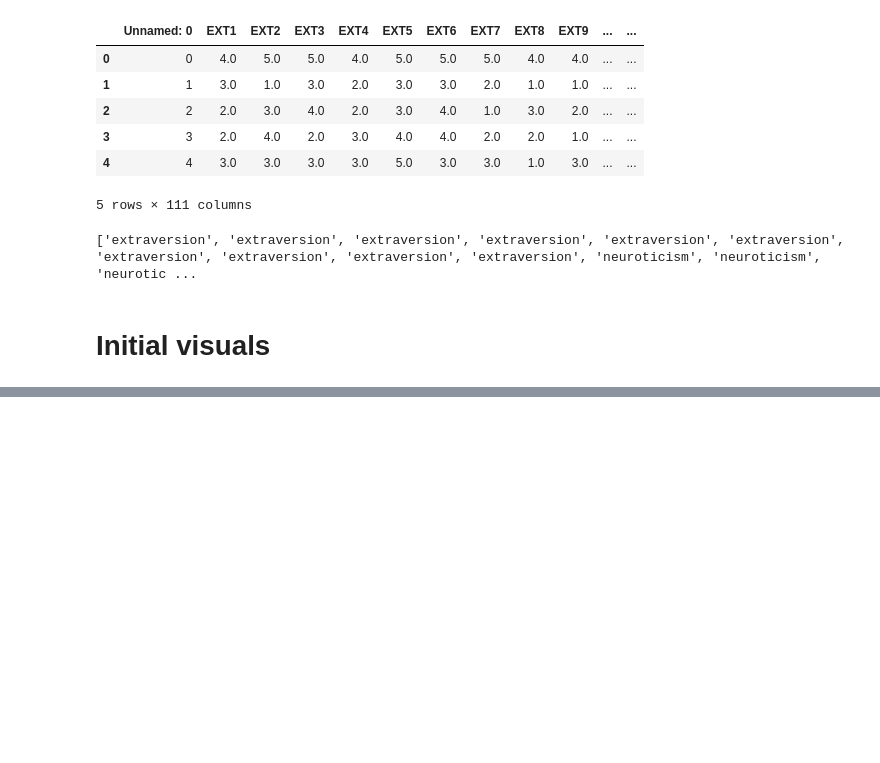
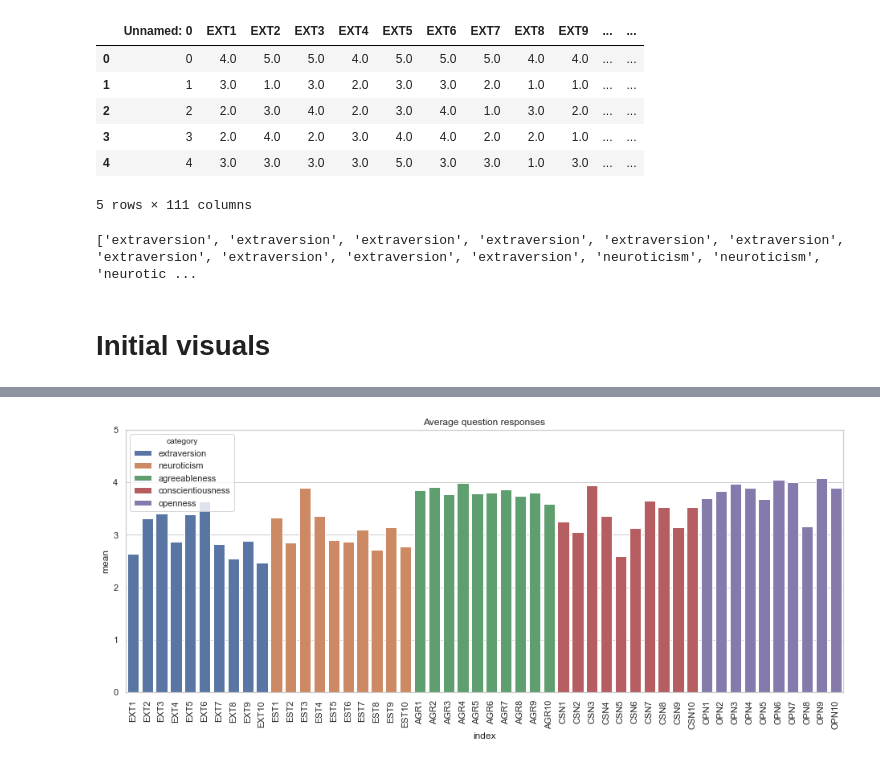
Before and after one commit to Jakob37/KagglePersonality, a Jupyter notebook: notebooks/200418_first_exploration.ipynb, the cells around one changed output, grey strips where cells are left out. Cells and saved outputs as stored; diff of their text form; code cells hidden in the pictures; blank space fills up the shorter version.

```diff
--- a/notebooks/200418_first_exploration.ipynb
+++ b/notebooks/200418_first_exploration.ipynb
@@ -8,8 +13,8 @@ import os
 import matplotlib.pyplot as plt
 import seaborn as sns
 # %%
-df = pd.read_csv("../raw/data_final_rekeyed.tsv.gz", delimiter="\t", nrows=10)
-df.head()
+rdf = pd.read_csv("../raw/data_final_rekeyed.tsv.gz", delimiter="\t", nrows=1000)
+rdf.head()
 # %% [output]
 |  | Unnamed: 0 | EXT1 | EXT2 | EXT3 | EXT4 | EXT5 | EXT6 | EXT7 | EXT8 | EXT9 | ... | ... |
 | 0 | 0 | 4.0 | 5.0 | 5.0 | 4.0 | 5.0 | 5.0 | 5.0 | 4.0 | 4.0 | ... | ... |
@@ -74,0 +56,5 @@ sns.barplot(x="question", y="sum_val", hue="category", data=summed_questions, do
+# %%
+aggr_data = rdf[design.question_name].agg(['sum', 'count', 'mean', 'median']).T
+aggr_data.reset_index(inplace=True)
+aggr_data['category'] = design.category
+aggr_data.head()
@@ -74,0 +68,11 @@ sns.barplot(x="question", y="sum_val", hue="category", data=summed_questions, do
+# %%
+sns.set(style="whitegrid")
+
+plt.figure(figsize=(16,6))
+chart = sns.barplot(x="index", y="mean", hue="category", data=aggr_data, dodge=False)
+_ = chart.set_xticklabels(chart.get_xticklabels(), rotation=90)
+#chart = chart
+_ = chart.set_title("Average question responses")
+_ = chart.axes.set_ylim(0, 5)
+# %% [output]
+[figure, added]
```
Also changed, not shown: parts of 11 cells of this notebook, 1 other file.
